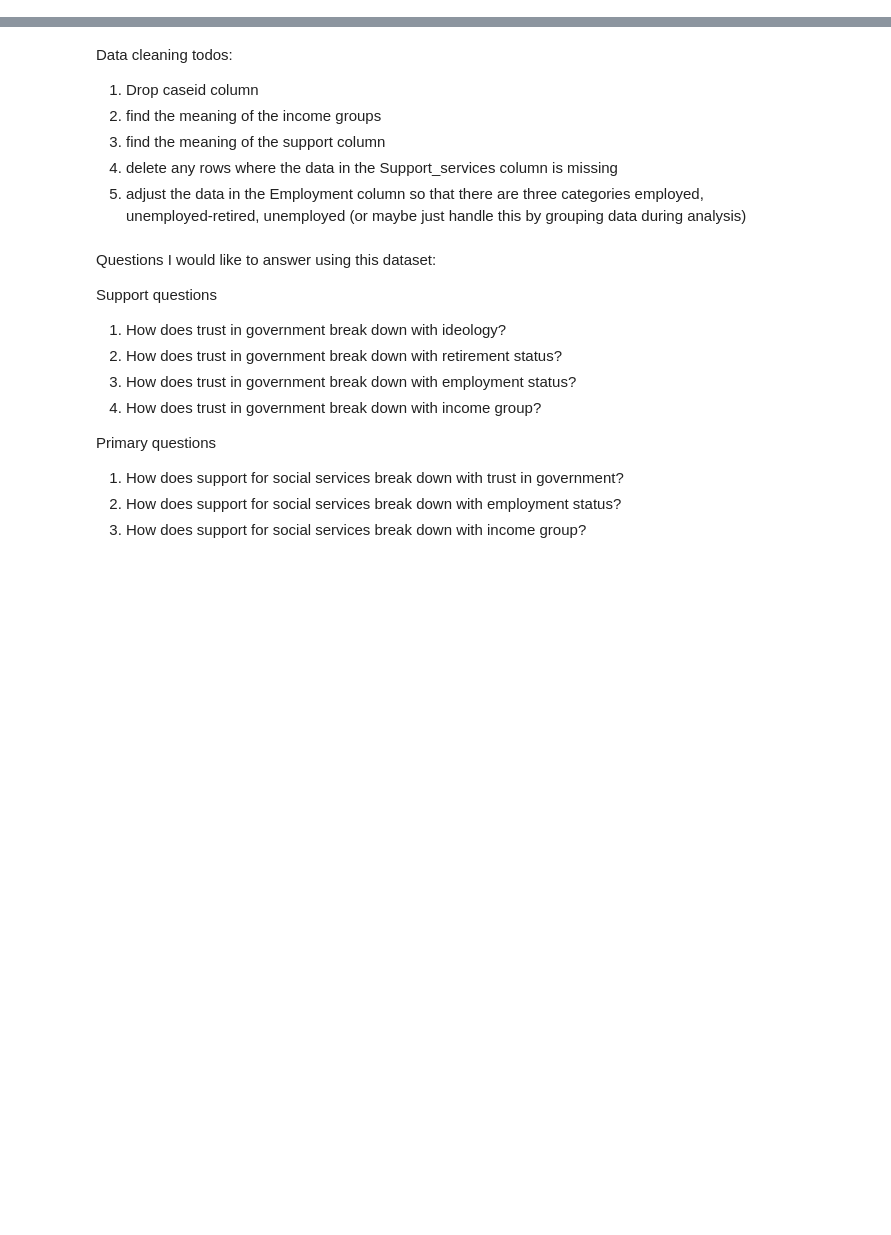
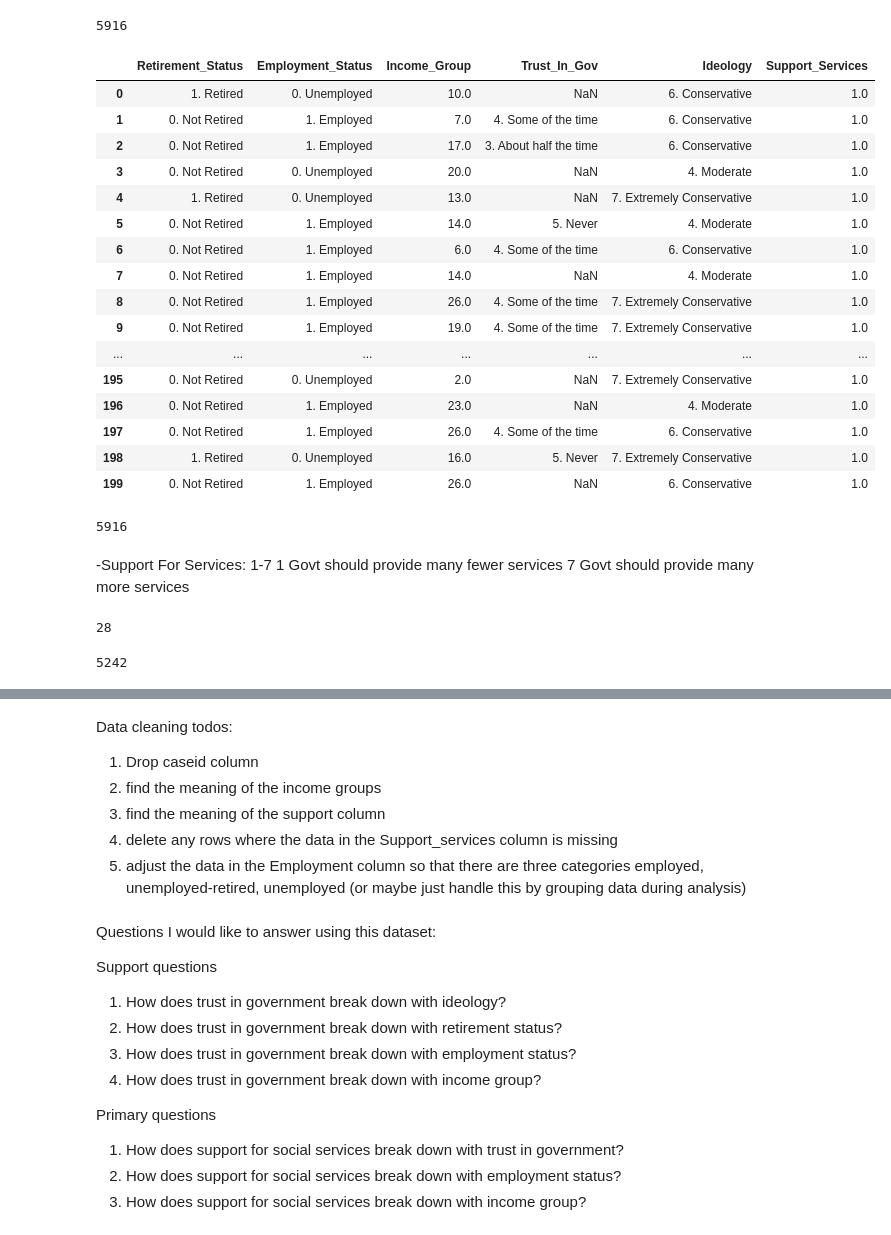
Before and after one commit to BoronII/data-analysis-visualization-sample, a Jupyter notebook: notebooks/01_Social_services_support.ipynb, the cells around one changed output, grey strips where cells are left out. Saved outputs shown, nothing was run; the diff lists cells and outputs as text; code cells hidden in the pictures; blank space fills up the shorter version.

```diff
--- a/notebooks/01_Social_services_support.ipynb
+++ b/notebooks/01_Social_services_support.ipynb
@@ -8,8 +8,13 @@ source: https://data.world/tom-harrison/support-for-social-service
 import pandas  as pd
 
 from   pathlib import Path
+
+pd.options.display.max_rows = 200
+pd.options.display.max_columns = 150
 # %%
 path = Path('../Data/social_services_data/SocialServicesData.xls')
+# %%
+df = pd.read_excel(path)
 # %%
 df.head()
 # %% [output]
@@ -19,3 +24,35 @@ df.head()
 | 2 | 1241 | 0. Not Retired | 1. Employed | 17.0 | 3. About half the time | 6. Conservative | 1.0 |
 | 3 | 5476 | 0. Not Retired | 0. Unemployed | 20.0 | NaN | 4. Moderate | 1.0 |
 | 4 | 4507 | 1. Retired | 0. Unemployed | 13.0 | NaN | 7. Extremely Conservative | 1.0 |
+# %%
+len(df)
+# %% [output]
+5916
+# %%
+# drop the caseid column because it doesn't contain any pertinant information beyond indexing.
+# For indexing there is the index column
+df.drop(columns='caseid', inplace=True)
+# %%
+df[0:200]
+# %% [output]
+|  | Retirement_Status | Employment_Status | Income_Group | Trust_In_Gov | Ideology | Support_Services |
+| 0 | 1. Retired | 0. Unemployed | 10.0 | NaN | 6. Conservative | 1.0 |
+| 1 | 0. Not Retired | 1. Employed | 7.0 | 4. Some of the time | 6. Conservative | 1.0 |
+| 2 | 0. Not Retired | 1. Employed | 17.0 | 3. About half the time | 6. Conservative | 1.0 |
+| 3 | 0. Not Retired | 0. Unemployed | 20.0 | NaN | 4. Moderate | 1.0 |
+| 4 | 1. Retired | 0. Unemployed | 13.0 | NaN | 7. Extremely Conservative | 1.0 |
+| 5 | 0. Not Retired | 1. Employed | 14.0 | 5. Never | 4. Moderate | 1.0 |
+| 6 | 0. Not Retired | 1. Employed | 6.0 | 4. Some of the time | 6. Conservative | 1.0 |
+| 7 | 0. Not Retired | 1. Employed | 14.0 | NaN | 4. Moderate | 1.0 |
+| 8 | 0. Not Retired | 1. Employed | 26.0 | 4. Some of the time | 7. Extremely Conservative | 1.0 |
+| 9 | 0. Not Retired | 1. Employed | 19.0 | 4. Some of the time | 7. Extremely Conservative | 1.0 |
+| ... | ... | ... | ... | ... | ... | ... |
+| 195 | 0. Not Retired | 0. Unemployed | 2.0 | NaN | 7. Extremely Conservative | 1.0 |
+| 196 | 0. Not Retired | 1. Employed | 23.0 | NaN | 4. Moderate | 1.0 |
+| 197 | 0. Not Retired | 1. Employed | 26.0 | 4. Some of the time | 6. Conservative | 1.0 |
+| 198 | 1. Retired | 0. Unemployed | 16.0 | 5. Never | 7. Extremely Conservative | 1.0 |
+| 199 | 0. Not Retired | 1. Employed | 26.0 | NaN | 6. Conservative | 1.0 |
+# %%
+len(df)
+# %% [output]
+5916
@@ -21,0 +88,8 @@ df.head()
+# %% [markdown]
+-Support For Services: 1-7
+1 Govt should provide many fewer services
+7 Govt should provide many more services
+# %%
+len(income_group)
+# %% [output]
+28
@@ -21,0 +98,4 @@ df.head()
+# %%
+len(df)
+# %% [output]
+5242
```
Also changed, not shown: parts of 17 cells of this notebook, 3 other files.
